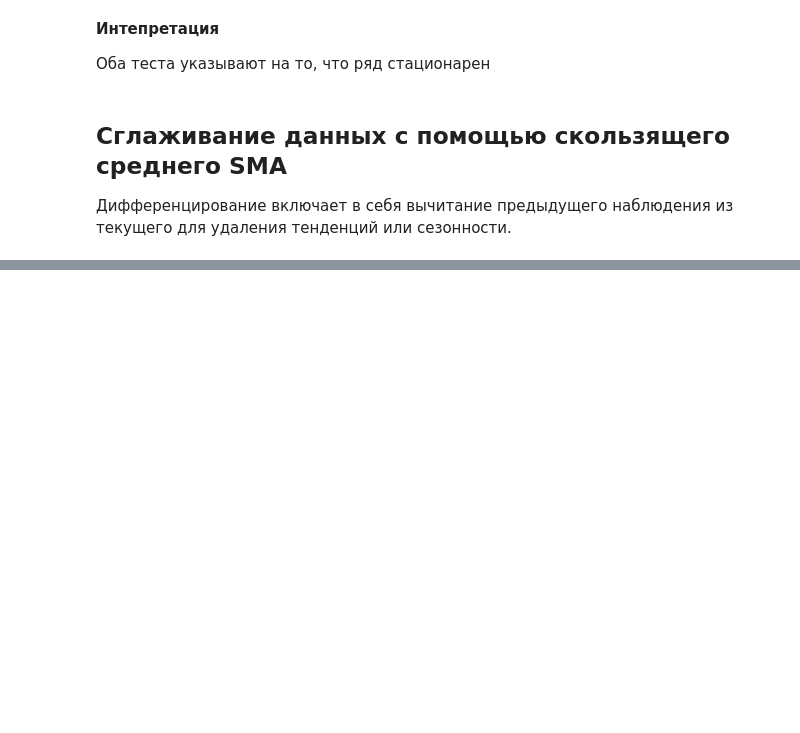
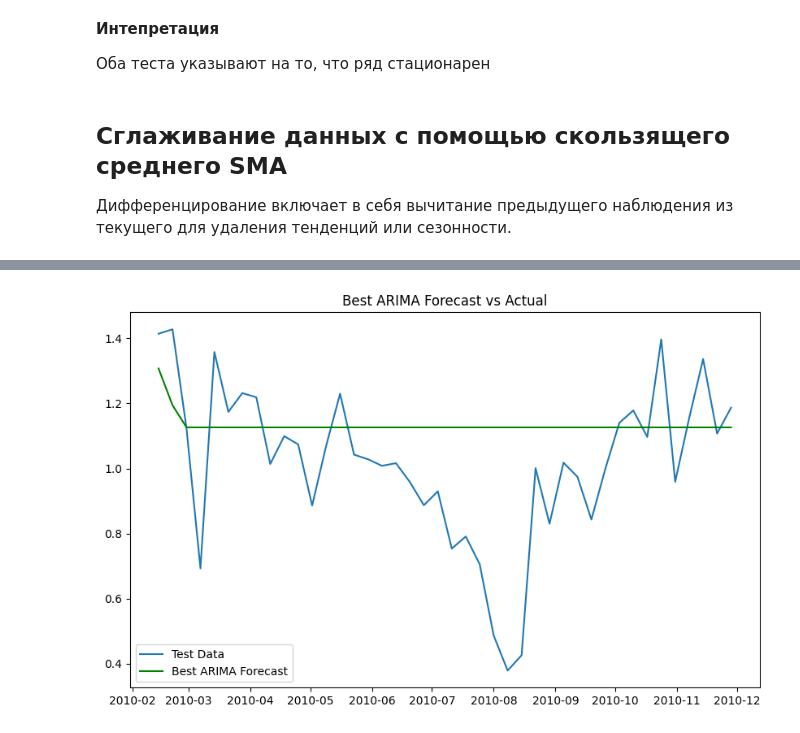
Before and after one commit to zyf2021/Forecasting-electricity-consumption, a Jupyter notebook: forecasting-electricity-consumption.ipynb, the cells around one changed output, grey strips where cells are left out. Saved outputs shown, nothing was run; the diff lists cells and outputs as text; code cells hidden in the pictures; blank space fills up the shorter version.

```diff
--- a/forecasting-electricity-consumption.ipynb
+++ b/forecasting-electricity-consumption.ipynb
@@ -612,0 +722,29 @@ plt.plot(X, y_pred)
+# %%
+import itertools
+import warnings
+from sklearn.metrics import mean_squared_error
+
+warnings.filterwarnings("ignore")
+
+# Определяем возможные значения для p, d, q
+p = d = q = range(0, 5)
+
+# Создаем комбинации параметров
+pdq = list(itertools.product(p, d, q))
+
+# Перебираем все комбинации
+best_score, best_params = float('inf'), None
+for param in pdq:
+    try:
+        model = ARIMA(train, order=param)
+        model_fit = model.fit()
+        predictions = model_fit.forecast(steps=len(test))
+        mse = mean_squared_error(test, predictions)
+
+        if mse < best_score:
+            best_score, best_params = mse, param
+        print(f'ARIMA{param} - MSE: {mse}')
+    except:
+        continue
+
+print(f'Best ARIMA Parameters: {best_params} with MSE: {best_score}')
@@ -612,0 +769,17 @@ plt.plot(X, y_pred)
+# %%
+# Используем наилучшие параметры
+best_model = ARIMA(train, order=best_params)
+best_model_fit = best_model.fit()
+
+# Прогнозирование
+best_forecast = best_model_fit.forecast(steps=len(test))
+
+# Визуализируем результат
+plt.figure(figsize=(10, 6))
+plt.plot(test, label='Test Data')
+plt.plot(best_forecast, label='Best ARIMA Forecast', color='green')
+plt.title('Best ARIMA Forecast vs Actual')
+plt.legend()
+plt.show()
+# %% [output]
+[figure, added]
```
Also changed, not shown: parts of 25 cells of this notebook.
